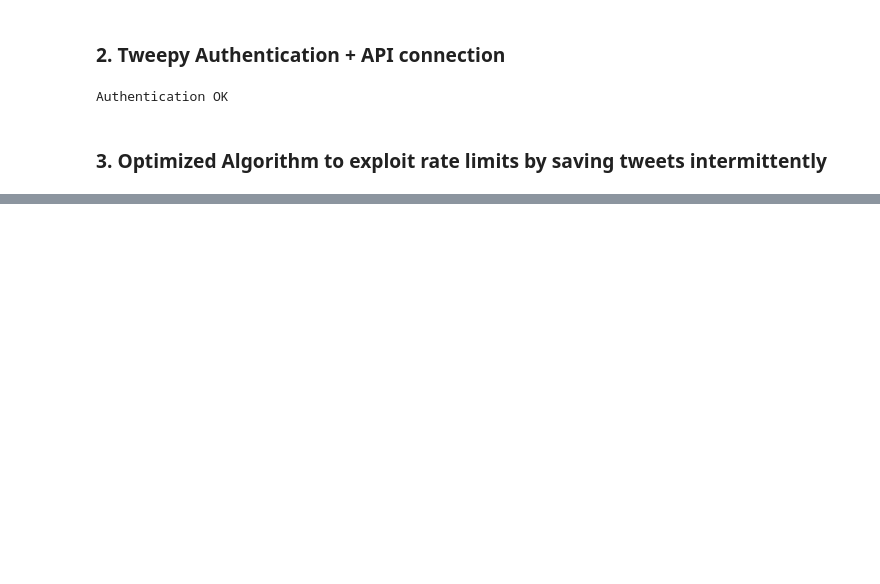
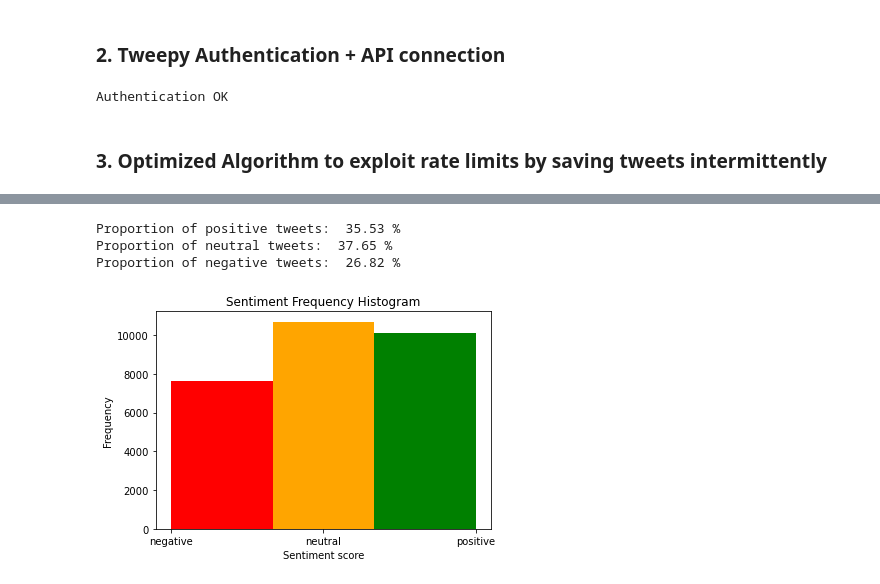
Before and after one commit to Yakoob-Khan/Toxic-Comment-Classification-Challenge, a Jupyter notebook: Tweet-Scraping/Lit_Tweet_Data_Scraping.ipynb, the cells around one changed output, grey strips where cells are left out. Cells and saved outputs as stored; diff of their text form; code cells hidden in the pictures; blank space fills up the shorter version.

```diff
--- a/Tweet-Scraping/Lit_Tweet_Data_Scraping.ipynb
+++ b/Tweet-Scraping/Lit_Tweet_Data_Scraping.ipynb
@@ -333,0 +501,35 @@ Name: text, Length: 2000, dtype: object
+# %%
+def sentiment_distribution(dataframe):
+    sentiment_list = dataframe["sentiment_category"].tolist()
+    #for i in sentiment_list:
+    #    if i == 0:
+    #        sent_list_in_3.append("neutral")
+    #    if i > 0:
+    #        sent_list_in_3.append("positive")
+    #    if i < 0:
+    #        sent_list_in_3.append("negative")
+
+    total_length = len(sentiment_list)
+    neutral = [i for i in sentiment_list if i == "neutral"]
+    positive = [i for i in sentiment_list if i == "positive"]
+    negative = [i for i in sentiment_list if i == "negative"]
+    print("Proportion of positive tweets: ", round(len(positive) * 100 / total_length ,2), "%")
+    print("Proportion of neutral tweets: ", round(len(neutral) * 100/ total_length, 2), "%")
+    print("Proportion of negative tweets: ", round(len(negative) * 100 / total_length, 2), "%")
+
+    sentiment_list.sort()
+
+    n, bins, patches = plt.hist(sentiment_list, bins = 3, rwidth = 5)
+    patches[0].set_fc("red")
+    patches[1].set_fc("orange")
+    patches[2].set_fc("green")
+    plt.gca().set(title='Sentiment Frequency Histogram', ylabel='Frequency', xlabel= 'Sentiment score')
+    plt.show()
+
+
+sentiment_distribution(sent_computed_df)
+# %% [output]
+Proportion of positive tweets:  35.53 %
+Proportion of neutral tweets:  37.65 %
+Proportion of negative tweets:  26.82 %
+[figure, added]
```
Also changed, not shown: parts of 11 cells of this notebook.
